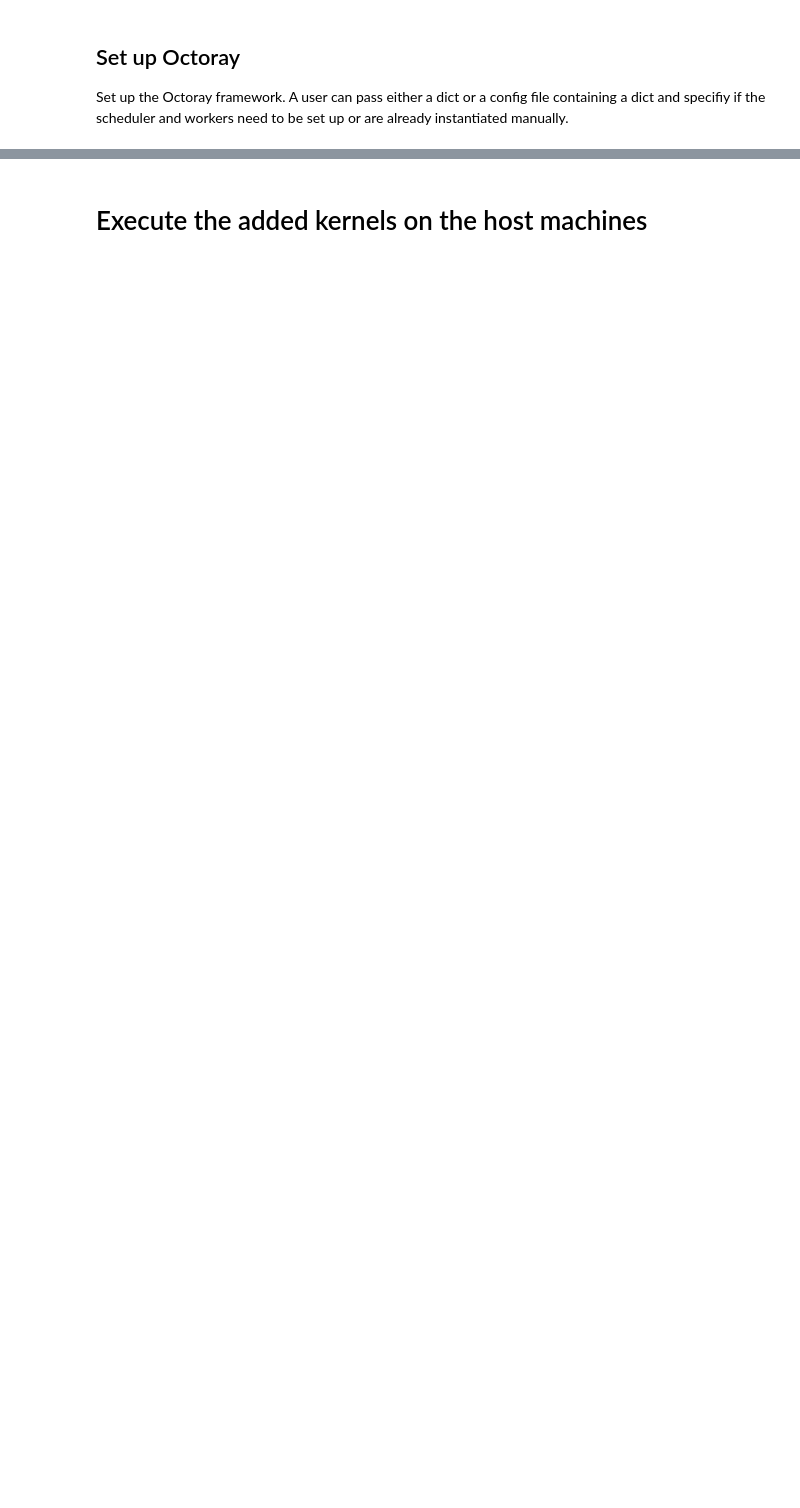
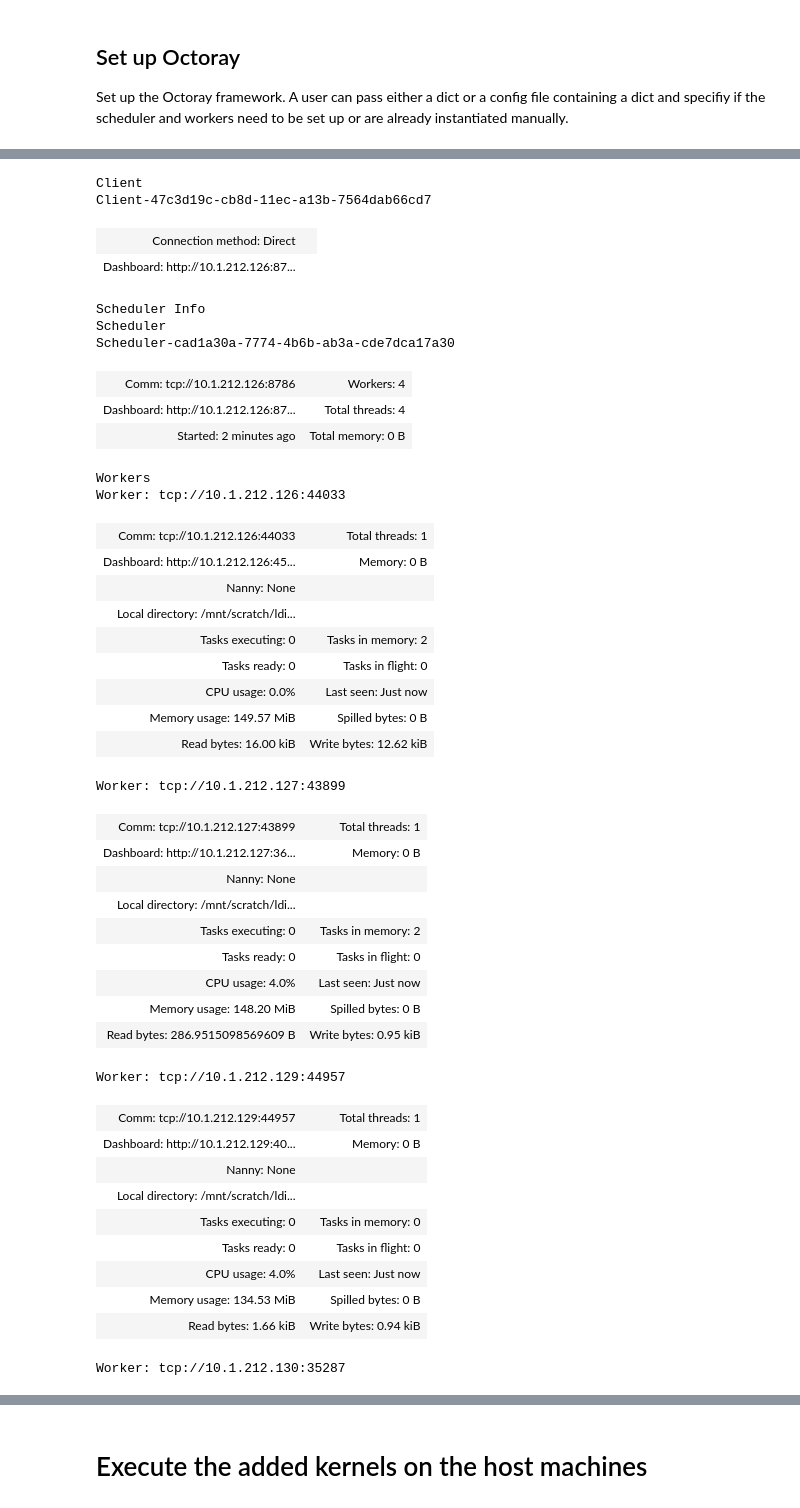
Before and after one commit to abs-tudelft/octoray, a Jupyter notebook: fwi/Dask.ipynb, the cells around one changed output, grey strips where cells are left out. Drawn from its saved outputs; the diff is of its cells as text; code cells hidden in the pictures; blank space fills up the shorter version.

Commit message:
Results for FWI and started working on new Octoray version for CNV

```diff
--- a/fwi/Dask.ipynb
+++ b/fwi/Dask.ipynb
@@ -172,5 +241,48 @@ data_split, kernels_split = octoray.setup_cluster(data,*kernels)
 # %%
 from dask.distributed import Client, progress
 
-client = Client("tcp://10.1.212.127:8786")
+client = Client("tcp://10.1.212.126:8786")
 client
+# %% [output]
+Client
+Client-47c3d19c-cb8d-11ec-a13b-7564dab66cd7
+| Connection method: Direct |  |
+| Dashboard: http://10.1.212.126:87... |  |
+Scheduler Info
+Scheduler
+Scheduler-cad1a30a-7774-4b6b-ab3a-cde7dca17a30
+| Comm: tcp://10.1.212.126:8786 | Workers: 4 |
+| Dashboard: http://10.1.212.126:87... | Total threads: 4 |
+| Started: 2 minutes ago | Total memory: 0 B |
+Workers
+Worker: tcp://10.1.212.126:44033
+| Comm: tcp://10.1.212.126:44033 | Total threads: 1 |
+| Dashboard: http://10.1.212.126:45... | Memory: 0 B |
+| Nanny: None |  |
+| Local directory: /mnt/scratch/ldi... |  |
+| Tasks executing: 0 | Tasks in memory: 2 |
+| Tasks ready: 0 | Tasks in flight: 0 |
+| CPU usage: 0.0% | Last seen: Just now |
+| Memory usage: 149.57 MiB | Spilled bytes: 0 B |
+| Read bytes: 16.00 kiB | Write bytes: 12.62 kiB |
+Worker: tcp://10.1.212.127:43899
+| Comm: tcp://10.1.212.127:43899 | Total threads: 1 |
+| Dashboard: http://10.1.212.127:36... | Memory: 0 B |
+| Nanny: None |  |
+| Local directory: /mnt/scratch/ldi... |  |
+| Tasks executing: 0 | Tasks in memory: 2 |
+| Tasks ready: 0 | Tasks in flight: 0 |
+| CPU usage: 4.0% | Last seen: Just now |
+| Memory usage: 148.20 MiB | Spilled bytes: 0 B |
+| Read bytes: 286.9515098569609 B | Write bytes: 0.95 kiB |
+Worker: tcp://10.1.212.129:44957
+| Comm: tcp://10.1.212.129:44957 | Total threads: 1 |
+| Dashboard: http://10.1.212.129:40... | Memory: 0 B |
+| Nanny: None |  |
+| Local directory: /mnt/scratch/ldi... |  |
+| Tasks executing: 0 | Tasks in memory: 0 |
+| Tasks ready: 0 | Tasks in flight: 0 |
+| CPU usage: 4.0% | Last seen: Just now |
+| Memory usage: 134.53 MiB | Spilled bytes: 0 B |
+| Read bytes: 1.66 kiB | Write bytes: 0.94 kiB |
+Worker: tcp://10.1.212.130:35287
```
Also changed, not shown: parts of 7 cells of this notebook, 44 other files.
